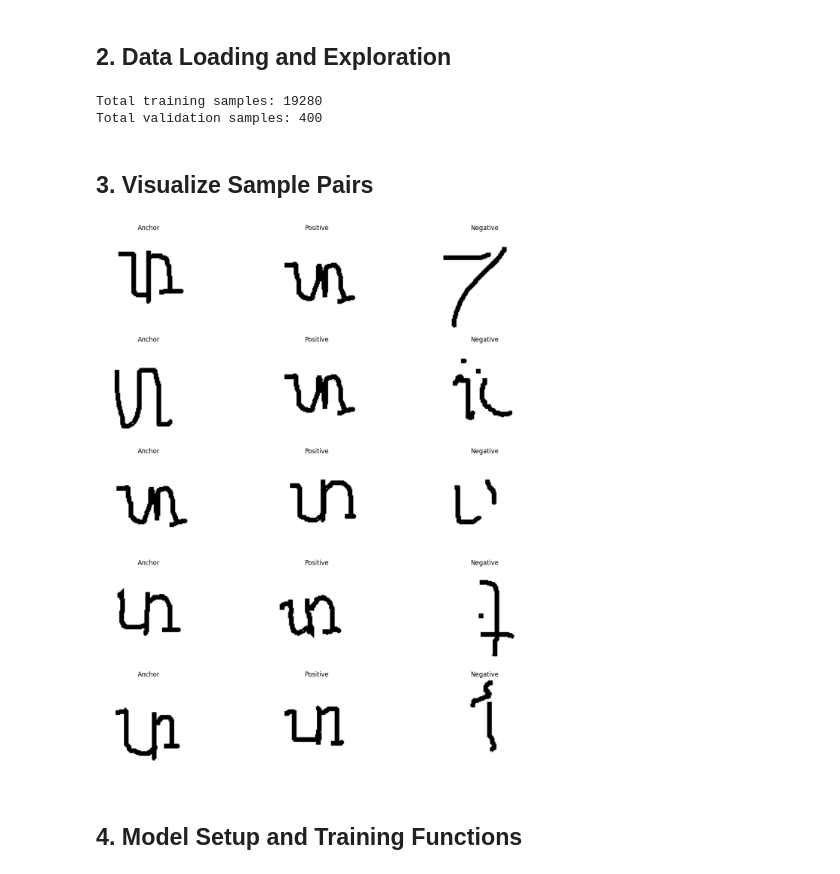
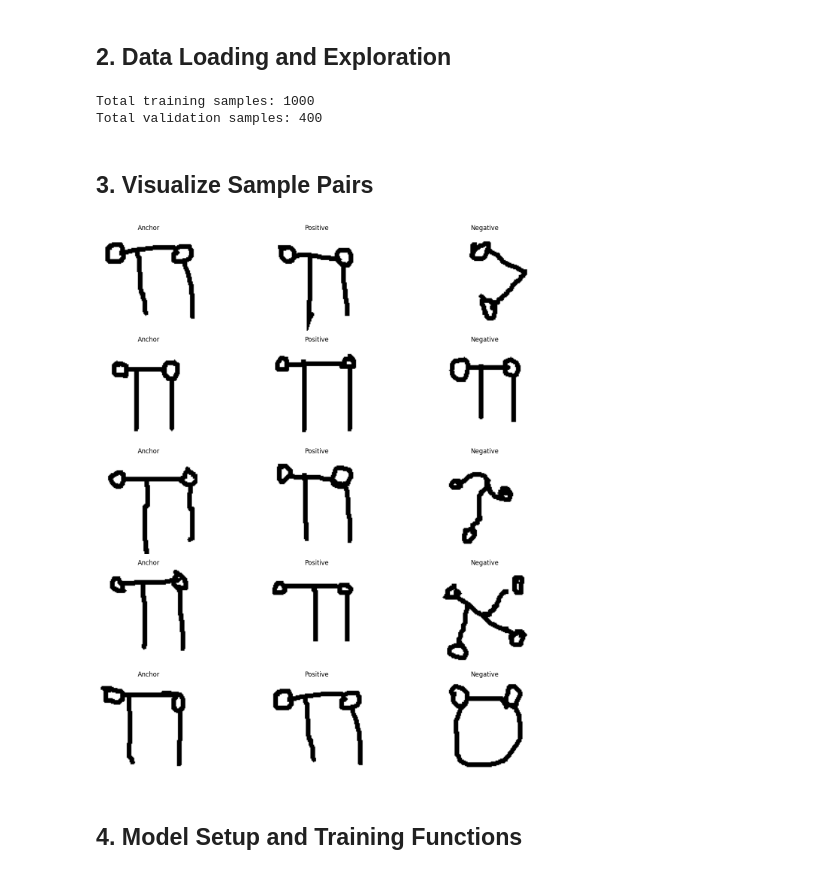
Before and after one commit to jamesphm04/WCP_siamese_parts_rec, a Jupyter notebook: training-notebook.ipynb, the cells around one changed output. Cells and saved outputs as stored; diff of their text form; code cells hidden in the pictures.

Commit message:
download images from the api

```diff
--- a/training-notebook.ipynb
+++ b/training-notebook.ipynb
@@ -39,51 +39,51 @@ Using device: cpu
 ## 2. Data Loading and Exploration
 # %%
 # Explore the dataset
-
-train_dataset = AutoPartsDataset(config.train_dir)
+train_dataset = AutoPartsDataset(config.train_dir, is_train=True)
 val_dataset = AutoPartsDataset(config.val_dir)
 
 print(f'Total training samples: {len(train_dataset)}')
 print(f'Total validation samples: {len(val_dataset)}')
 # %% [output]
-Total training samples: 19280
+Total training samples: 1000
 Total validation samples: 400
 # %% [markdown]
 ## 3. Visualize Sample Pairs
 # %%
+
 def show_triplets(dataset, num_triplets=5):
     """Visualize sample triplets (anchor, positive, negative) from dataset"""
     fig, axes = plt.subplots(num_triplets, 3, figsize=(15, num_triplets * 3))
 
     for i in range(num_triplets):
         anchor_img, positive_img, negative_img = dataset[i]
 
-        # Denormalize images
-        mean = torch.tensor([0.485, 0.456, 0.406]).view(3, 1, 1)
-        std = torch.tensor([0.229, 0.224, 0.225]).view(3, 1, 1)
-        anchor_img = anchor_img * std + mean
-        positive_img = positive_img * std + mean
-        negative_img = negative_img * std + mean
+        # # Denormalize images
+        # mean = torch.tensor([0.485, 0.456, 0.406]).view(3, 1, 1)
+        # std = torch.tensor([0.229, 0.224, 0.225]).view(3, 1, 1)
+        # anchor_img = anchor_img * std + mean
+        # positive_img = positive_img * std + mean
+        # negative_img = negative_img * std + mean
 
         axes[i, 0].imshow(anchor_img.permute(1, 2, 0).clip(0, 1))
         axes[i, 1].imshow(positive_img.permute(1, 2, 0).clip(0, 1))
         axes[i, 2].imshow(negative_img.permute(1, 2, 0).clip(0, 1))
 
         axes[i, 0].axis('off')
         axes[i, 1].axis('off')
         axes[i, 2].axis('off')
 
-        axes[i, 0].set_title("Anchor")
-        axes[i, 1].set_title("Positive")
-        axes[i, 2].set_title("Negative")
+        axes[i, 0].set_title(f"Anchor")
+        axes[i, 1].set_title(f"Positive")
+        axes[i, 2].set_title(f"Negative")
 
     plt.tight_layout()
     plt.show()
 
 # Call the function to visualize triplets
-show_triplets(train_dataset)
+show_triplets(val_dataset)
 # %% [output]
-[figure, old version]
+[figure, new version]
 # %% [markdown]
 ## 4. Model Setup and Training Functions
 # %%
```
Also changed, not shown: parts of 4 cells of this notebook, 7 other files.
